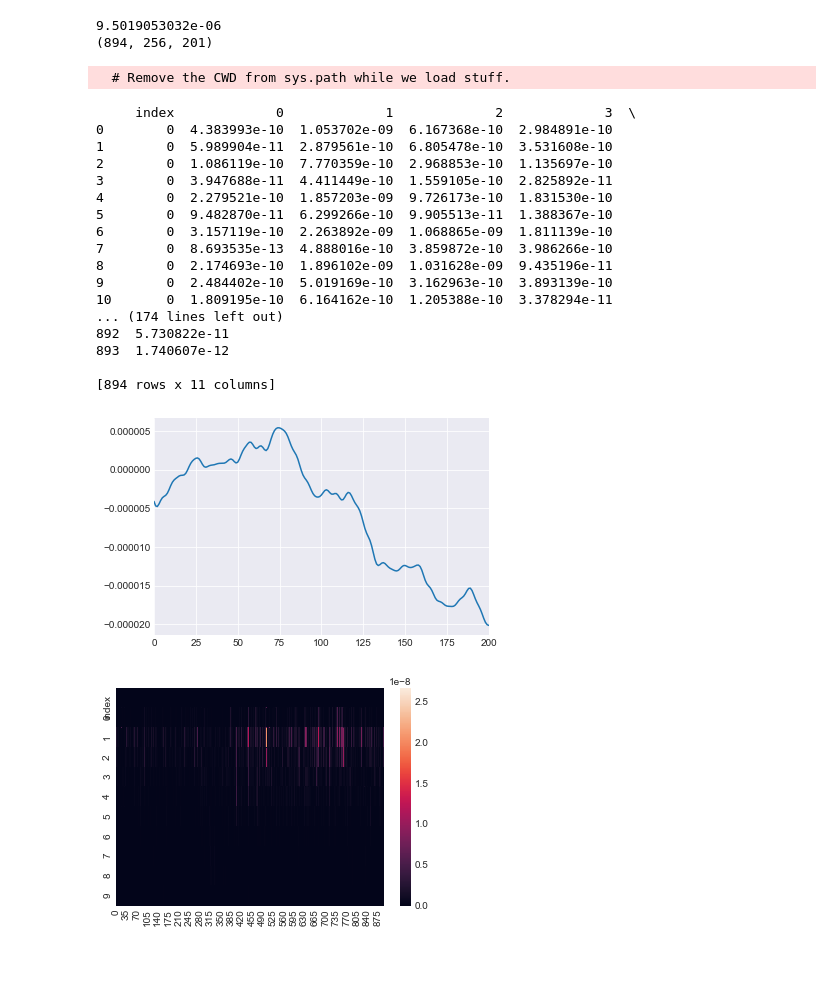
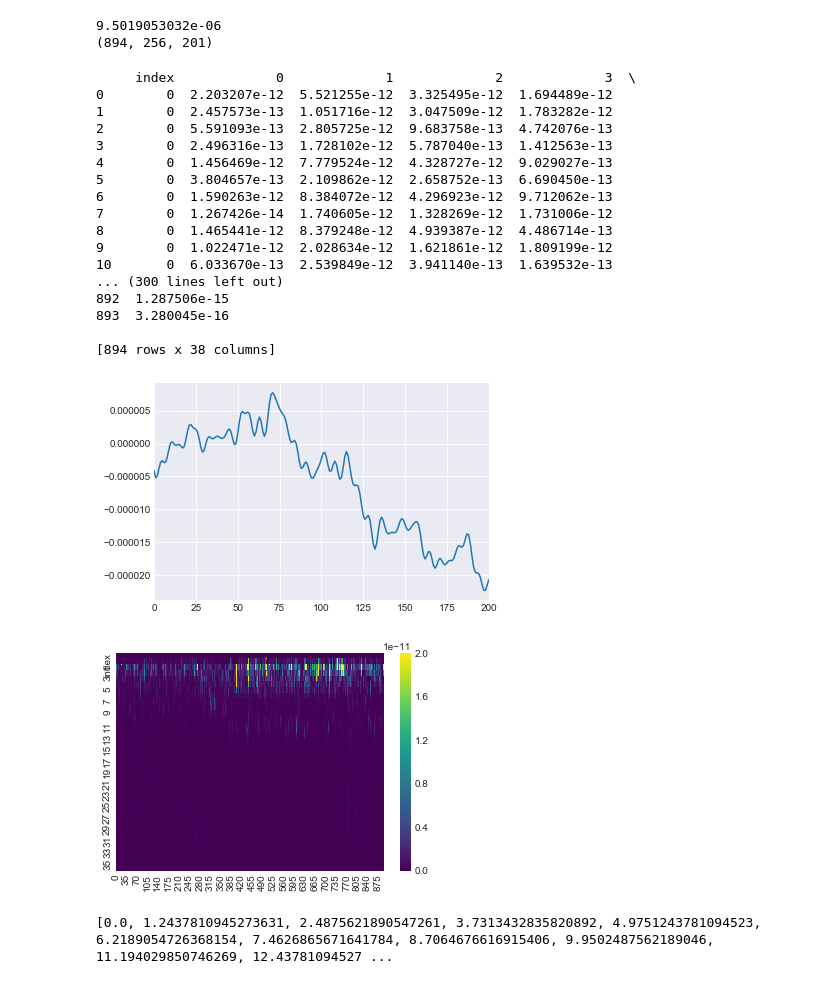
Before and after one commit to lucasputer/CienciaDeDatos, a Jupyter notebook: tp2/Pruebas.ipynb, the cells around one changed output. Drawn from its saved outputs; the diff is of its cells as text; code cells hidden in the pictures.

```diff
--- a/tp2/Pruebas.ipynb
+++ b/tp2/Pruebas.ipynb
@@ -62,6 +62,7 @@ def averageInEpoch(epoch_idx):
 
 
 def senal_suavizada(ts):
+    return ts
     return pd.ewma(pd.Series(ts), com=5.0)
 # %%
 averagedElectrodesByEpoch = [list(senal_suavizada(averageInEpoch(i))) for i in range(894)]
@@ -78,7 +79,7 @@ plt.show()
 #averagedEpochs = pd.DataFrame(data=data, columns=['epochs', 'frecuencas', 'potencias'])
 
 def freq_pots_relevantes(freqs, pots):
-    pairs_relevantes = filter(lambda x: x[0] <= 0.045, zip(freqs, pots))
+    pairs_relevantes = filter(lambda x: x[0] <= 45.0, zip(freqs, pots))
     freqs_relevantes = map(lambda x: x[0], pairs_relevantes)
     amplitudes_relevantes = map(lambda x: x[1], pairs_relevantes)
     return (freqs_relevantes, amplitudes_relevantes)
@@ -86,7 +87,7 @@ def freq_pots_relevantes(freqs, pots):
 
 allEpochs = pd.DataFrame();
 for i in range(894):
-    epoch_welch = scipy.signal.welch(averagedElectrodesByEpoch[i])
+    epoch_welch = scipy.signal.welch(averagedElectrodesByEpoch[i], fs=250)
     frecuencas_sampleadas = epoch_welch[0]; # Deberia ser siempre lo mismo
     (freqs_relevantes, pots_relevantes) = freq_pots_relevantes(frecuencas_sampleadas, epoch_welch[1])
     allEpochs = allEpochs.append(pd.DataFrame(pots_relevantes).transpose());
@@ -99,24 +100,23 @@ print allEpochs
 # Arreglar eso
 # crei que los ';' lo arreglaban pero no
 # %% [output]
-  # Remove the CWD from sys.path while we load stuff.
+     index             0             1             2             3  \
+0        0  2.203207e-12  5.521255e-12  3.325495e-12  1.694489e-12
+1        0  2.457573e-13  1.051716e-12  3.047509e-12  1.783282e-12
+2        0  5.591093e-13  2.805725e-12  9.683758e-13  4.742076e-13
+3        0  2.496316e-13  1.728102e-12  5.787040e-13  1.412563e-13
+4        0  1.456469e-12  7.779524e-12  4.328727e-12  9.029027e-13
+5        0  3.804657e-13  2.109862e-12  2.658752e-13  6.690450e-13
+6        0  1.590263e-12  8.384072e-12  4.296923e-12  9.712062e-13
+7        0  1.267426e-14  1.740605e-12  1.328269e-12  1.731006e-12
+8        0  1.465441e-12  8.379248e-12  4.939387e-12  4.486714e-13
+9        0  1.022471e-12  2.028634e-12  1.621861e-12  1.809199e-12
+10       0  6.033670e-13  2.539849e-12  3.941140e-13  1.639532e-13
+... (300 lines left out)
+892  1.287506e-15
+893  3.280045e-16
+
+[894 rows x 38 columns]
-     index             0             1             2             3  \
-0        0  4.383993e-10  1.053702e-09  6.167368e-10  2.984891e-10
-1        0  5.989904e-11  2.879561e-10  6.805478e-10  3.531608e-10
-2        0  1.086119e-10  7.770359e-10  2.968853e-10  1.135697e-10
-3        0  3.947688e-11  4.411449e-10  1.559105e-10  2.825892e-11
-4        0  2.279521e-10  1.857203e-09  9.726173e-10  1.831530e-10
-5        0  9.482870e-11  6.299266e-10  9.905513e-11  1.388367e-10
-6        0  3.157119e-10  2.263892e-09  1.068865e-09  1.811139e-10
-7        0  8.693535e-13  4.888016e-10  3.859872e-10  3.986266e-10
-8        0  2.174693e-10  1.896102e-09  1.031628e-09  9.435196e-11
-9        0  2.484402e-10  5.019169e-10  3.162963e-10  3.893139e-10
-10       0  1.809195e-10  6.164162e-10  1.205388e-10  3.378294e-11
-... (174 lines left out)
-892  5.730822e-11
-893  1.740607e-12
-
-[894 rows x 11 columns]
 # %%
 
 # Viendo este grafico creo que habia que suavizar la funcion
@@ -126,10 +126,10 @@ print allEpochs
 sns.tsplot(averagedElectrodesByEpoch[20])
 plt.show()
 # %% [output]
-[figure, old version]
+[figure, new version]
 # %%
-sns.heatmap(allEpochs.transpose())#, cmap=sns.color_palette("Blues") )
+sns.heatmap(allEpochs.transpose(), cmap="viridis", vmax=2e-11 )
 plt.show()
 # %% [output]
-[figure, old version]
+[figure, new version]
 # %%
@@ -149,2 +159,6 @@ def calc_potencias(electrodo_idx):
+# %%
+print freqs_usadas_finales
+# %% [output]
+[0.0, 1.2437810945273631, 2.4875621890547261, 3.7313432835820892, 4.9751243781094523, 6.2189054726368154, 7.4626865671641784, 8.7064676616915406, 9.9502487562189046, 11.194029850746269, 12.43781094527 ...
 # %%
 
```
Also changed, not shown: parts of 7 cells of this notebook.
